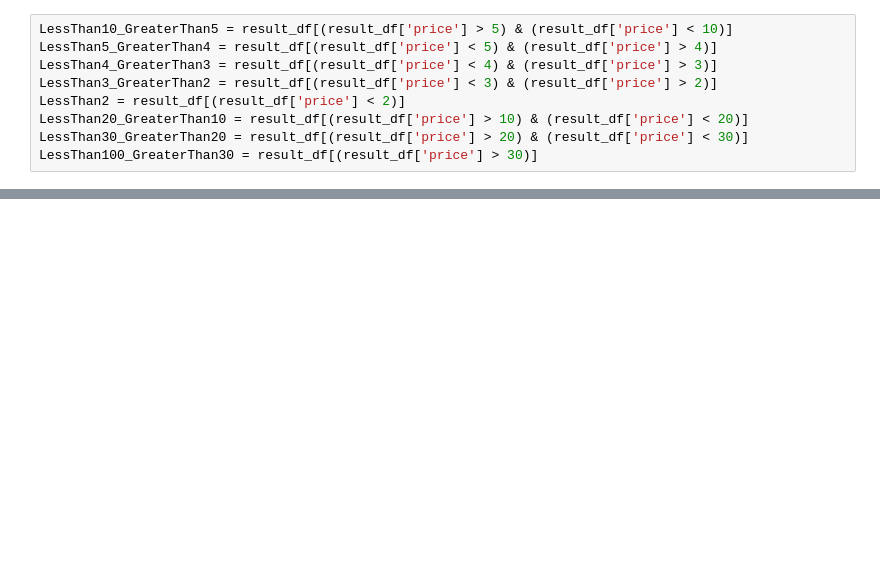
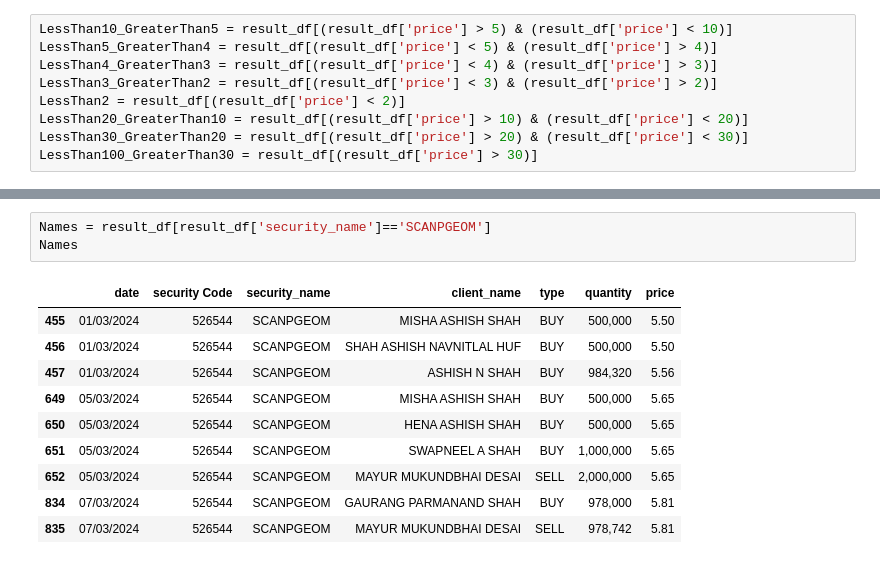
Before and after one commit to sumeet022/SmallCapStocks, a Jupyter notebook: SmallCapStocks_Bse.ipynb, the cells around one changed output, grey strips where cells are left out. Drawn from its saved outputs; the diff is of its cells as text; blank space fills up the shorter version.

```diff
--- a/SmallCapStocks_Bse.ipynb
+++ b/SmallCapStocks_Bse.ipynb
@@ -149,0 +183,14 @@ LessThan100_GreaterThan30
+# %%
+Names = result_df[result_df['security_name']=='SCANPGEOM']
+Names
+# %% [output]
+|  | date | security Code | security_name | client_name | type | quantity | price |
+| 455 | 01/03/2024 | 526544 | SCANPGEOM | MISHA ASHISH SHAH | BUY | 500,000 | 5.50 |
+| 456 | 01/03/2024 | 526544 | SCANPGEOM | SHAH ASHISH NAVNITLAL HUF | BUY | 500,000 | 5.50 |
+| 457 | 01/03/2024 | 526544 | SCANPGEOM | ASHISH N SHAH | BUY | 984,320 | 5.56 |
+| 649 | 05/03/2024 | 526544 | SCANPGEOM | MISHA ASHISH SHAH | BUY | 500,000 | 5.65 |
+| 650 | 05/03/2024 | 526544 | SCANPGEOM | HENA ASHISH SHAH | BUY | 500,000 | 5.65 |
+| 651 | 05/03/2024 | 526544 | SCANPGEOM | SWAPNEEL A SHAH | BUY | 1,000,000 | 5.65 |
+| 652 | 05/03/2024 | 526544 | SCANPGEOM | MAYUR MUKUNDBHAI DESAI | SELL | 2,000,000 | 5.65 |
+| 834 | 07/03/2024 | 526544 | SCANPGEOM | GAURANG PARMANAND SHAH | BUY | 978,000 | 5.81 |
+| 835 | 07/03/2024 | 526544 | SCANPGEOM | MAYUR MUKUNDBHAI DESAI | SELL | 978,742 | 5.81 |
```
Also changed, not shown: parts of 14 cells of this notebook.
